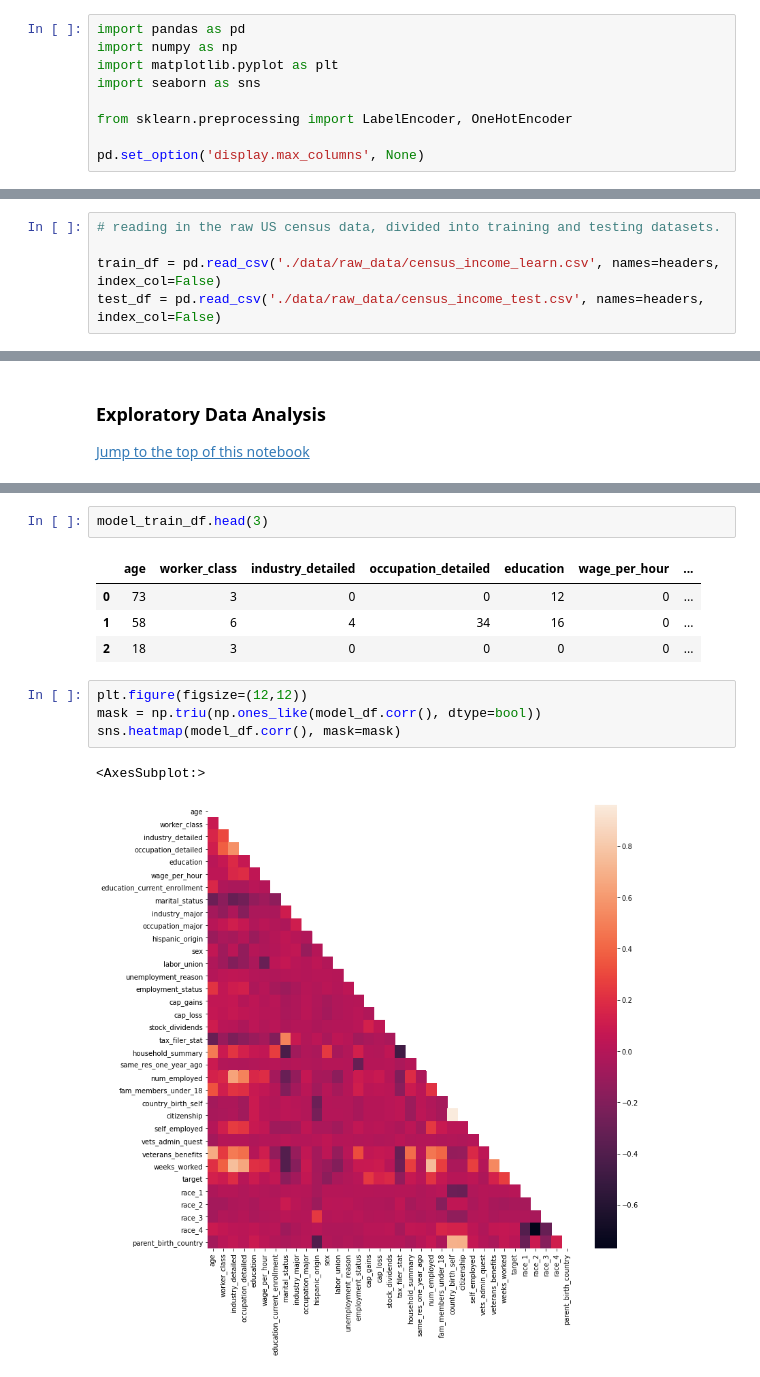
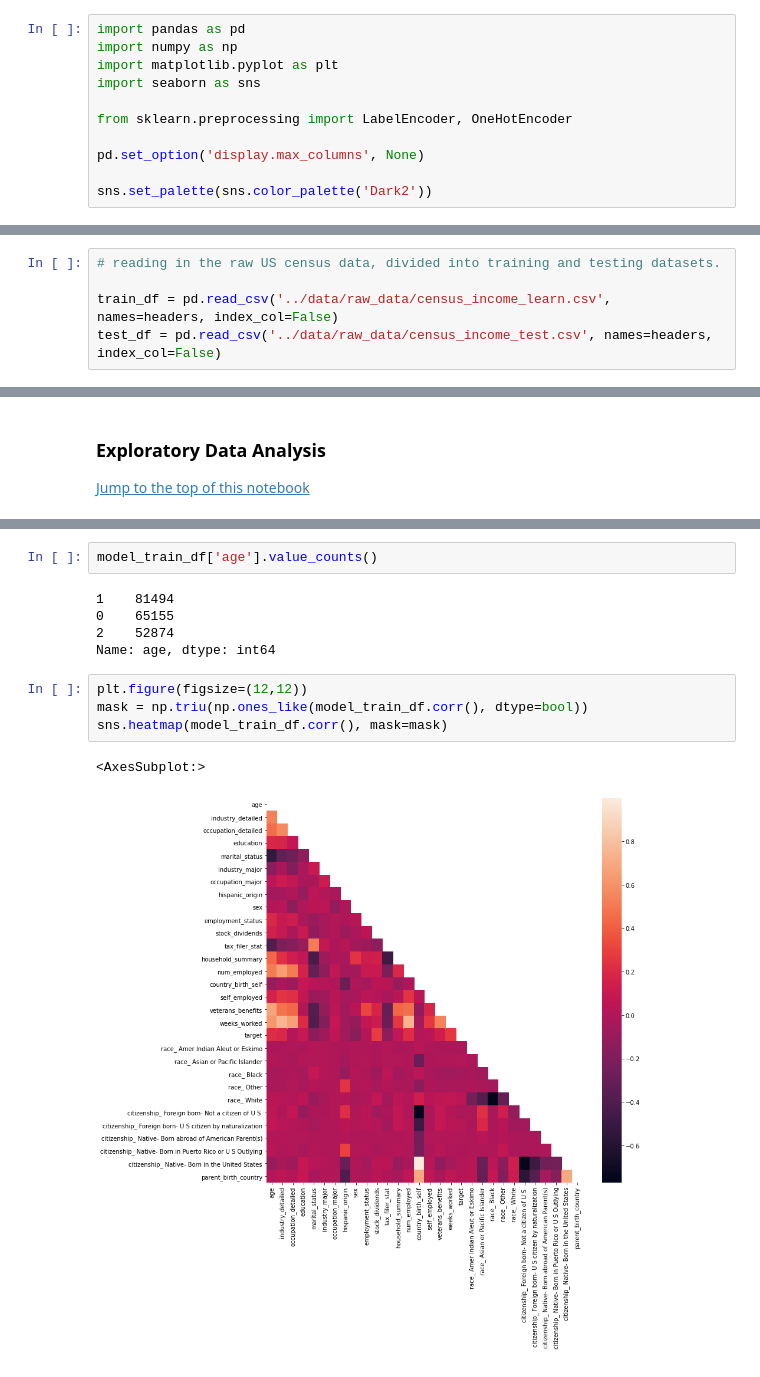
Before and after one commit to tjohn07/us_census_income, a Jupyter notebook: code/1_cleaning_eda.ipynb, the cells around one changed output, grey strips where cells are left out. Cells and saved outputs as stored; diff of their text form.

Commit message:
progress on eda and modeling

```diff
--- a/code/1_cleaning_eda.ipynb
+++ b/code/1_cleaning_eda.ipynb
@@ -7,6 +7,8 @@ import seaborn as sns
 from sklearn.preprocessing import LabelEncoder, OneHotEncoder
 
 pd.set_option('display.max_columns', None)
+
+sns.set_palette(sns.color_palette('Dark2'))
 # %% [markdown]
 # <a name="top"></a> US Census Data:
 ## A Study of Which Features Impact Income Greater or Lesser than $50,000
@@ -55,8 +57,8 @@ headers = ['age', 'worker_class', 'industry_detailed','occupation_detailed', 'ed
 # %%
 # reading in the raw US census data, divided into training and testing datasets.
 
-train_df = pd.read_csv('./data/raw_data/census_income_learn.csv', names=headers, index_col=False)
-test_df = pd.read_csv('./data/raw_data/census_income_test.csv', names=headers, index_col=False)
+train_df = pd.read_csv('../data/raw_data/census_income_learn.csv', names=headers, index_col=False)
+test_df = pd.read_csv('../data/raw_data/census_income_test.csv', names=headers, index_col=False)
 # %% [markdown]
 I wanted to pull in world development indicators for country of origin. After further reflection, I'm not sure how useful this information can be without also knowing what a year a person or their parents arrived in the US. I do still think that it is an important item for future examination. This could be an interesting time series investigation, given the right data.
 # %%
@@ -288,14 +663,14 @@ labelencode map:  occupation_major
 # %%
-model_train_df.head(3)
+model_train_df['age'].value_counts()
 # %% [output]
-|  | age | worker_class | industry_detailed | occupation_detailed | education | wage_per_hour | ... |
-| 0 | 73 | 3 | 0 | 0 | 12 | 0 | ... |
-| 1 | 58 | 6 | 4 | 34 | 16 | 0 | ... |
-| 2 | 18 | 3 | 0 | 0 | 0 | 0 | ... |
+1    81494
+0    65155
+2    52874
+Name: age, dtype: int64
 # %%
 plt.figure(figsize=(12,12))
-mask = np.triu(np.ones_like(model_df.corr(), dtype=bool))
-sns.heatmap(model_df.corr(), mask=mask)
+mask = np.triu(np.ones_like(model_train_df.corr(), dtype=bool))
+sns.heatmap(model_train_df.corr(), mask=mask)
 # %% [output]
 <AxesSubplot:>
-[figure, old version]
+[figure, new version]
```
Also changed, not shown: parts of 46 cells of this notebook, 1 other file.
